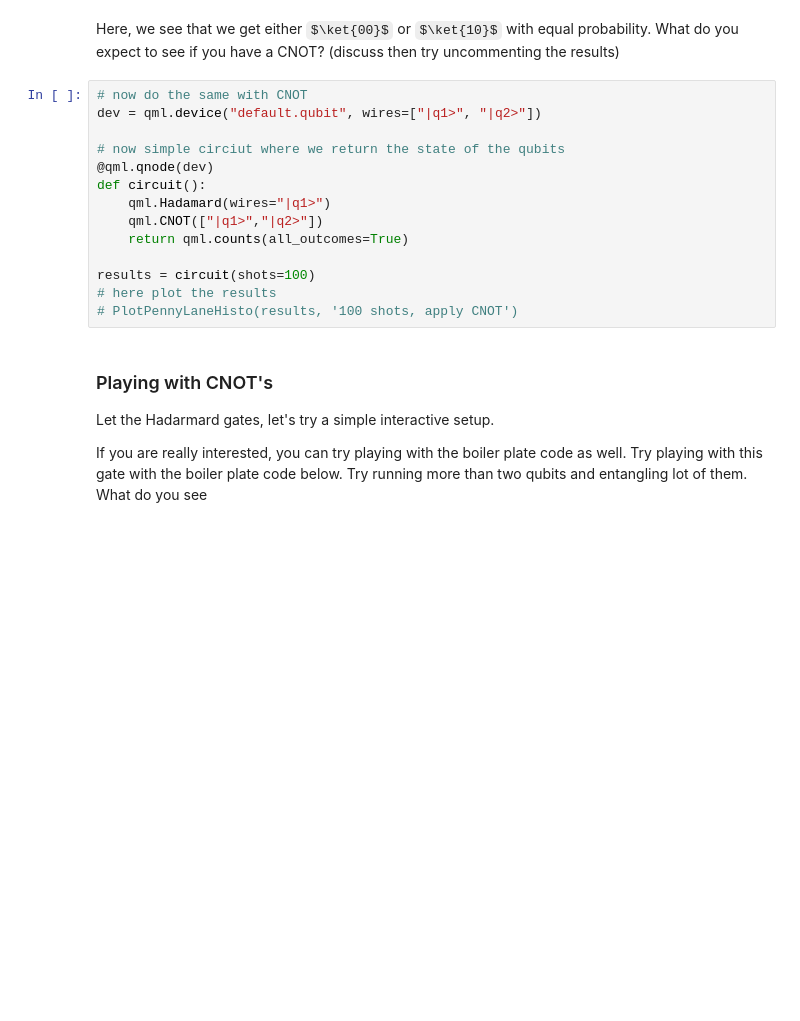
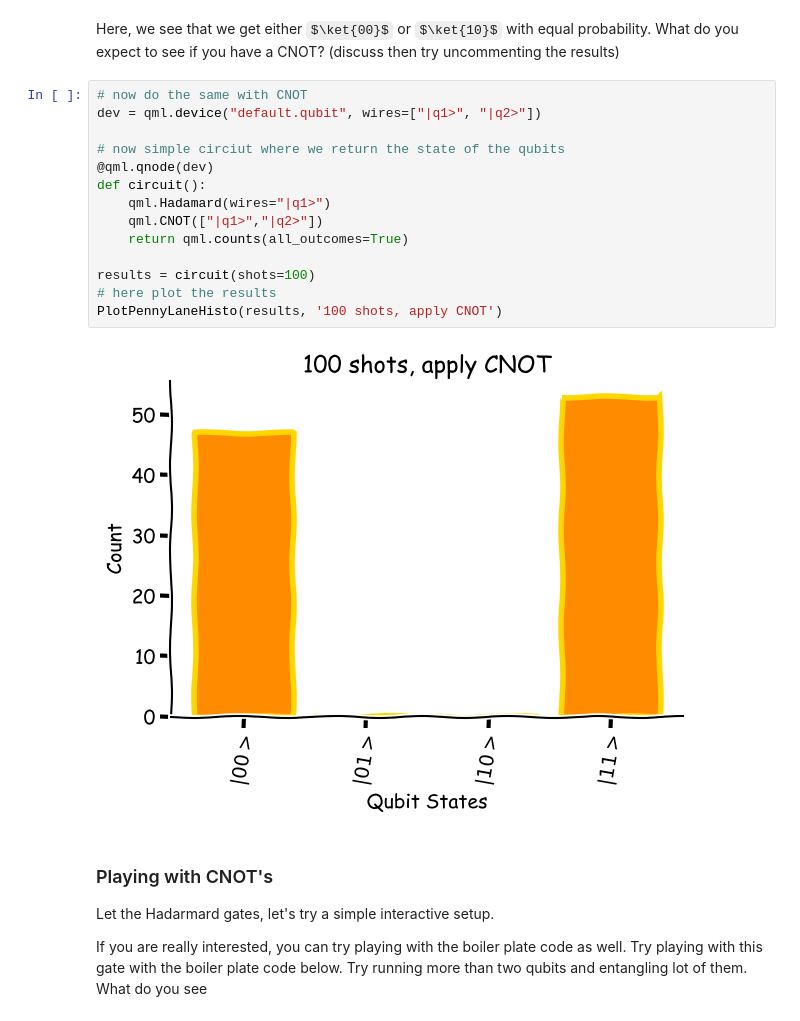
Before and after one commit to PawseySC/quantum-computing-hackathon, a Jupyter notebook: lessons/1-Intro_to_Quantum_Computing.ipynb, the cells around one changed output. Saved outputs shown, nothing was run; the diff lists cells and outputs as text; some formulas as TeX source; blank space fills up the shorter version.

```diff
--- a/lessons/1-Intro_to_Quantum_Computing.ipynb
+++ b/lessons/1-Intro_to_Quantum_Computing.ipynb
@@ -548,17 +348,19 @@ Here, we see that we get either $\ket{00}$ or $\ket{10}$ with equal probability.
 # %%
 # now do the same with CNOT
 dev = qml.device("default.qubit", wires=["|q1>", "|q2>"])
 
 # now simple circiut where we return the state of the qubits
 @qml.qnode(dev)
 def circuit():
     qml.Hadamard(wires="|q1>")
     qml.CNOT(["|q1>","|q2>"])
     return qml.counts(all_outcomes=True)
 
 results = circuit(shots=100)
 # here plot the results
-# PlotPennyLaneHisto(results, '100 shots, apply CNOT')
+PlotPennyLaneHisto(results, '100 shots, apply CNOT')
+# %% [output]
+[figure, added]
 # %% [markdown]
 ### Playing with CNOT's
 
```
Also changed, not shown: parts of 11 cells of this notebook, 1 other file.
